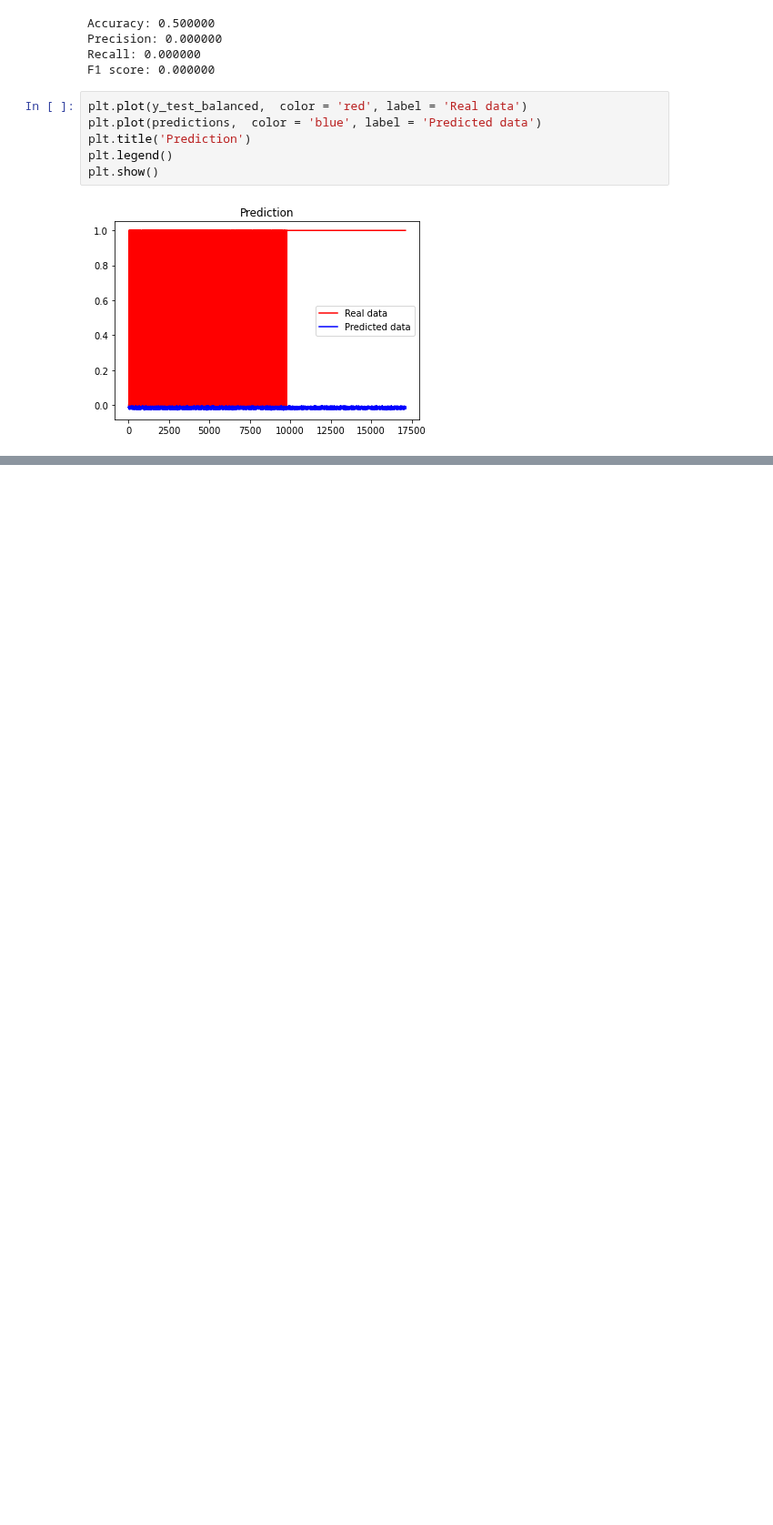
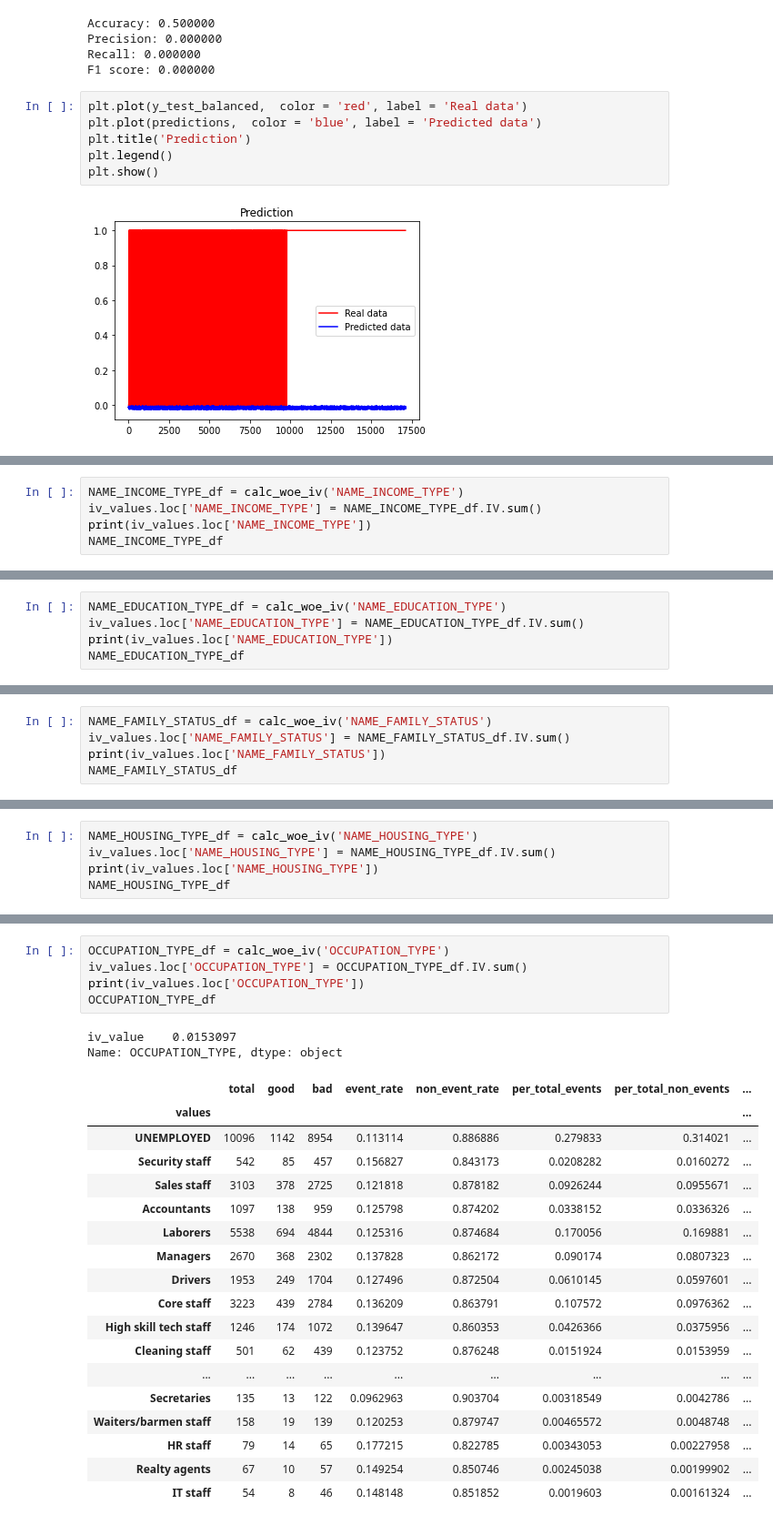
Before and after one commit to dvh549/Financial_Analytics, a Jupyter notebook: Main_Notebook.ipynb, the cells around one changed output, grey strips where cells are left out. Shown at 91% size. Saved outputs shown, nothing was run; the diff lists cells and outputs as text; blank space fills up the shorter version.

```diff
--- a/Main_Notebook.ipynb
+++ b/Main_Notebook.ipynb
@@ -758,0 +897,5 @@ Successfully installed absl-py-1.0.0 astunparse-1.6.3 cachetools-5.0.0 flatbuffe
+# %%
+NAME_INCOME_TYPE_df = calc_woe_iv('NAME_INCOME_TYPE')
+iv_values.loc['NAME_INCOME_TYPE'] = NAME_INCOME_TYPE_df.IV.sum()
+print(iv_values.loc['NAME_INCOME_TYPE'])
+NAME_INCOME_TYPE_df
@@ -758,0 +912,5 @@ Successfully installed absl-py-1.0.0 astunparse-1.6.3 cachetools-5.0.0 flatbuffe
+# %%
+NAME_EDUCATION_TYPE_df = calc_woe_iv('NAME_EDUCATION_TYPE')
+iv_values.loc['NAME_EDUCATION_TYPE'] = NAME_EDUCATION_TYPE_df.IV.sum()
+print(iv_values.loc['NAME_EDUCATION_TYPE'])
+NAME_EDUCATION_TYPE_df
@@ -758,0 +927,5 @@ Successfully installed absl-py-1.0.0 astunparse-1.6.3 cachetools-5.0.0 flatbuffe
+# %%
+NAME_FAMILY_STATUS_df = calc_woe_iv('NAME_FAMILY_STATUS')
+iv_values.loc['NAME_FAMILY_STATUS'] = NAME_FAMILY_STATUS_df.IV.sum()
+print(iv_values.loc['NAME_FAMILY_STATUS'])
+NAME_FAMILY_STATUS_df
@@ -758,0 +942,5 @@ Successfully installed absl-py-1.0.0 astunparse-1.6.3 cachetools-5.0.0 flatbuffe
+# %%
+NAME_HOUSING_TYPE_df = calc_woe_iv('NAME_HOUSING_TYPE')
+iv_values.loc['NAME_HOUSING_TYPE'] = NAME_HOUSING_TYPE_df.IV.sum()
+print(iv_values.loc['NAME_HOUSING_TYPE'])
+NAME_HOUSING_TYPE_df
@@ -758,0 +958,26 @@ Successfully installed absl-py-1.0.0 astunparse-1.6.3 cachetools-5.0.0 flatbuffe
+# %%
+OCCUPATION_TYPE_df = calc_woe_iv('OCCUPATION_TYPE')
+iv_values.loc['OCCUPATION_TYPE'] = OCCUPATION_TYPE_df.IV.sum()
+print(iv_values.loc['OCCUPATION_TYPE'])
+OCCUPATION_TYPE_df
+# %% [output]
+iv_value    0.0153097
+Name: OCCUPATION_TYPE, dtype: object
+|  | total | good | bad | event_rate | non_event_rate | per_total_events | per_total_non_events | ... |
+| values |  |  |  |  |  |  |  | ... |
+| UNEMPLOYED | 10096 | 1142 | 8954 | 0.113114 | 0.886886 | 0.279833 | 0.314021 | ... |
+| Security staff | 542 | 85 | 457 | 0.156827 | 0.843173 | 0.0208282 | 0.0160272 | ... |
+| Sales staff | 3103 | 378 | 2725 | 0.121818 | 0.878182 | 0.0926244 | 0.0955671 | ... |
+| Accountants | 1097 | 138 | 959 | 0.125798 | 0.874202 | 0.0338152 | 0.0336326 | ... |
+| Laborers | 5538 | 694 | 4844 | 0.125316 | 0.874684 | 0.170056 | 0.169881 | ... |
+| Managers | 2670 | 368 | 2302 | 0.137828 | 0.862172 | 0.090174 | 0.0807323 | ... |
+| Drivers | 1953 | 249 | 1704 | 0.127496 | 0.872504 | 0.0610145 | 0.0597601 | ... |
+| Core staff | 3223 | 439 | 2784 | 0.136209 | 0.863791 | 0.107572 | 0.0976362 | ... |
+| High skill tech staff | 1246 | 174 | 1072 | 0.139647 | 0.860353 | 0.0426366 | 0.0375956 | ... |
+| Cleaning staff | 501 | 62 | 439 | 0.123752 | 0.876248 | 0.0151924 | 0.0153959 | ... |
+| ... | ... | ... | ... | ... | ... | ... | ... | ... |
+| Secretaries | 135 | 13 | 122 | 0.0962963 | 0.903704 | 0.00318549 | 0.0042786 | ... |
+| Waiters/barmen staff | 158 | 19 | 139 | 0.120253 | 0.879747 | 0.00465572 | 0.0048748 | ... |
+| HR staff | 79 | 14 | 65 | 0.177215 | 0.822785 | 0.00343053 | 0.00227958 | ... |
+| Realty agents | 67 | 10 | 57 | 0.149254 | 0.850746 | 0.00245038 | 0.00199902 | ... |
+| IT staff | 54 | 8 | 46 | 0.148148 | 0.851852 | 0.0019603 | 0.00161324 | ... |
```
Also changed, not shown: parts of 31 cells of this notebook.
